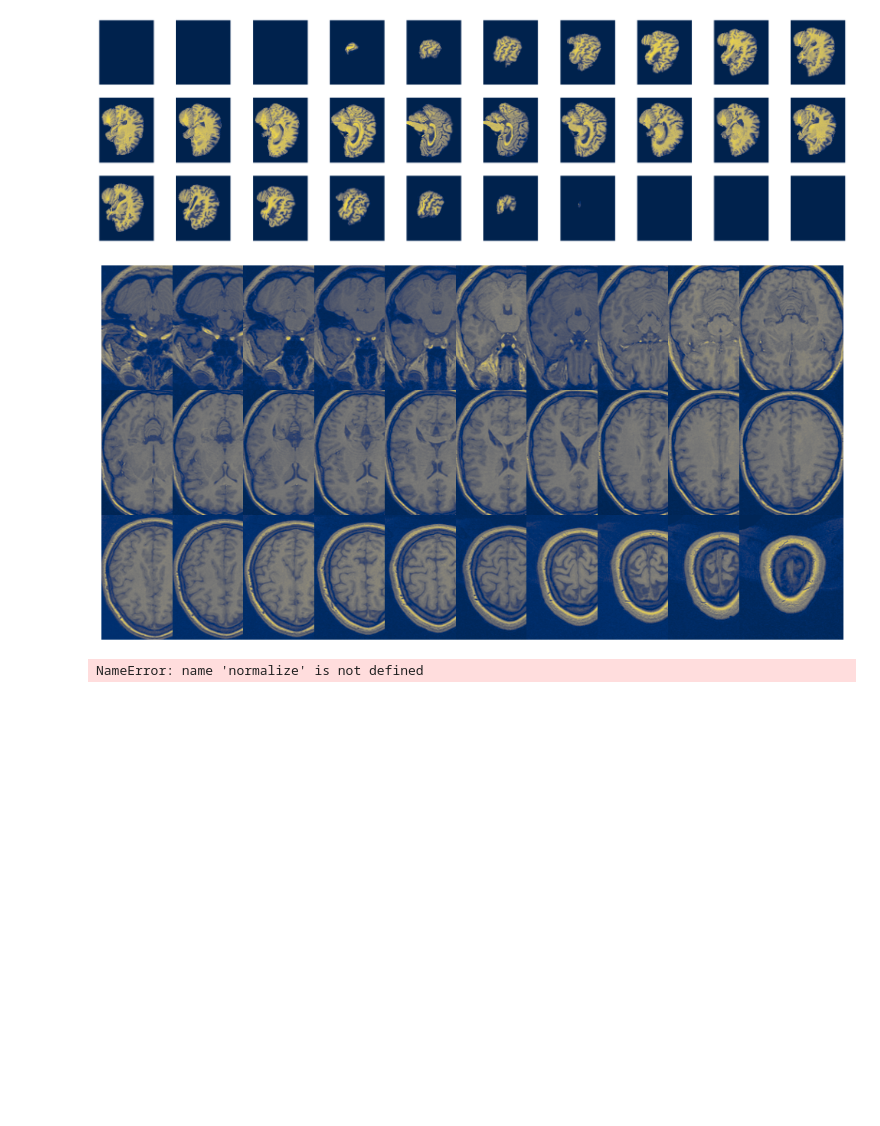
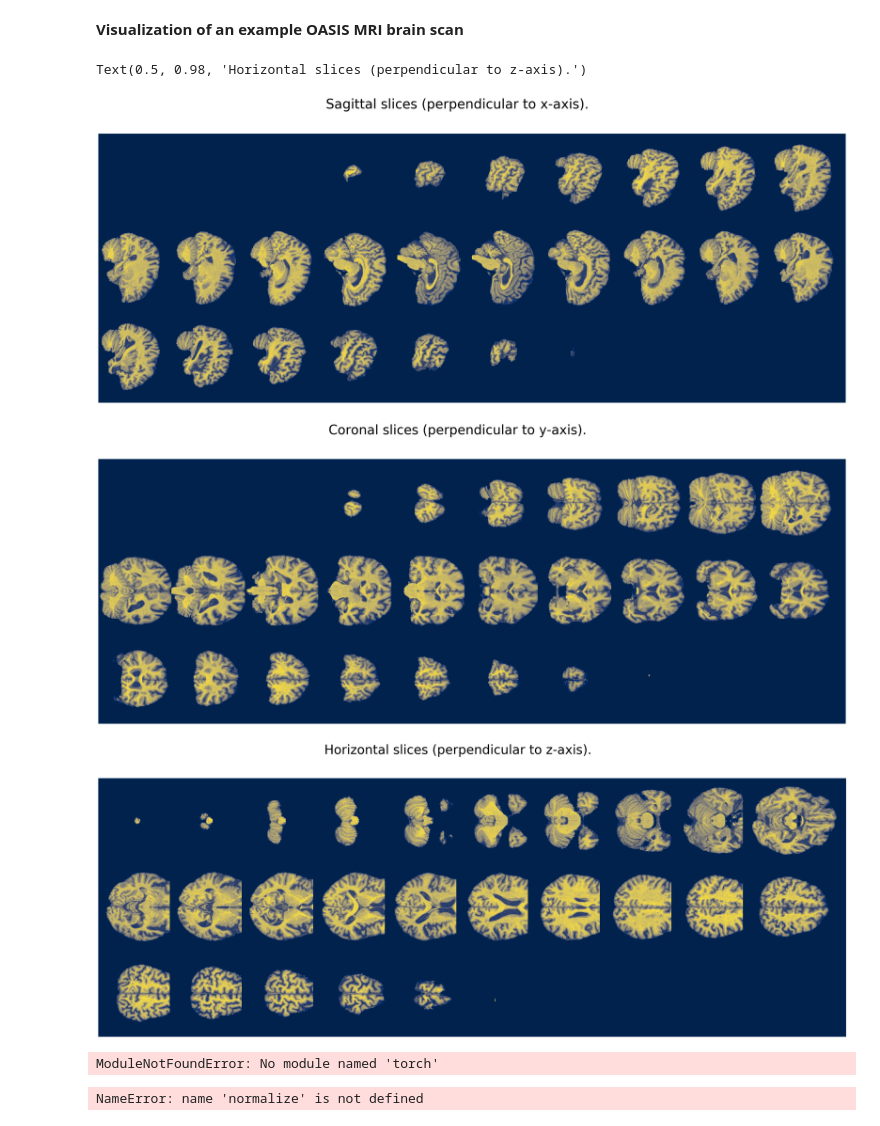
Before and after one commit to PeterHolderrieth/TransferLearning_Neuroimaging, a Jupyter notebook: visualization.ipynb, the cells around one changed output. Cells and saved outputs as stored; diff of their text form; code cells hidden in the pictures; blank space fills up the shorter version.

```diff
--- a/visualization.ipynb
+++ b/visualization.ipynb
@@ -23,21 +25,63 @@ print(data.shape)
-# %%
-struct_arr=data
-n_slices=struct_arr.shape[0]
-n_images=30
-slice_inds=np.floor(np.linspace(0,n_slices-1,n_images)).astype(int)
-n_cols=10
-n_rows=np.ceil(n_images/n_cols).astype(int)
-scale=3
-
-fig,axs=plt.subplots(ncols=n_cols,nrows=n_rows,figsize=(scale*n_cols,scale*n_rows))
-axs=axs.ravel()
-for i in range(n_images):
-    axs[i].imshow(struct_arr[slice_inds[i]],cmap='cividis')
-    axs[i].axis('off')
-#fig.subplots_adjust(wspace=-0.89, hspace=0.)
-#plt.savefig('brain_grid.png')
-# %% [output]
-[figure, removed]
+# %% [markdown]
+****Visualization of an example OASIS MRI brain scan****
+# %%
+n_images=30
+
+n_cols=10
+n_rows=np.ceil(n_images/n_cols).astype(int)
+scale=5
+
+struct_arr=data
+n_slices=struct_arr.shape[0]
+slice_inds=np.floor(np.linspace(0,n_slices-1,n_images)).astype(int)
+
+
+fig,axs=plt.subplots(ncols=n_cols,nrows=n_rows,figsize=(scale*n_cols,scale*n_rows))
+axs=axs.ravel()
+for i in range(n_images):
+    axs[i].imshow(struct_arr[slice_inds[i]],cmap='cividis')
+    axs[i].axis('off')
+fig.subplots_adjust(wspace=-0.7, hspace=0.)
+fig.suptitle("Sagittal slices (perpendicular to x-axis).",fontsize=40)
+
+
+struct_arr=data
+n_slices=struct_arr.shape[1]
+slice_inds=np.floor(np.linspace(0,n_slices-1,n_images)).astype(int)
+
+
+fig,axs=plt.subplots(ncols=n_cols,nrows=n_rows,figsize=(scale*n_cols,scale*n_rows))
+axs=axs.ravel()
+for i in range(n_images):
+    axs[i].imshow(struct_arr[:,slice_inds[i],:],cmap='cividis')
+    axs[i].axis('off')
+fig.subplots_adjust(wspace=-0.7, hspace=0.)
+fig.suptitle("Coronal slices (perpendicular to y-axis).",fontsize=40)
+#plt.savefig('brain_grid.png')
+
+n_slices=struct_arr.shape[2]
+slice_inds=np.floor(np.linspace(0,n_slices-1,n_images)).astype(int)
+
+
+fig,axs=plt.subplots(ncols=n_cols,nrows=n_rows,figsize=(scale*n_cols,scale*n_rows))
+axs=axs.ravel()
+for i in range(n_images):
+    axs[i].imshow(struct_arr[:,:,slice_inds[i]],cmap='cividis')
+    axs[i].axis('off')
+fig.subplots_adjust(wspace=-0.7, hspace=0.)
+fig.suptitle("Horizontal slices (perpendicular to z-axis).",fontsize=40)
+# %% [output]
+Text(0.5, 0.98, 'Horizontal slices (perpendicular to z-axis).')
+[figure, added]
+[figure, added]
+[figure, added]
+# %%
+_,train_loader=give_oasis_data('train', batch_size=ARGS['BATCH_SIZE'],
+                                        num_workers=ARGS['NUM_WORKERS'],
+                                        shuffle=SHUFFLE,
+                                        debug=debug)
+# %% [output]
+ModuleNotFoundError: No module named 'torch'
 # %%
 import matplotlib.pyplot as plt
 import tempfile
@@ -91,8 +135,6 @@ for i in range(n_images):
     axs[i].axis('off')
 fig.subplots_adjust(wspace=-0.89, hspace=0.)
 plt.savefig('brain_grid.png')
-# %% [output]
-[figure, removed]
 # %%
 def remove_keymap_conflicts(new_keys_set):
     for prop in plt.rcParams:
```
Also changed, not shown: parts of 1 cell of this notebook.
